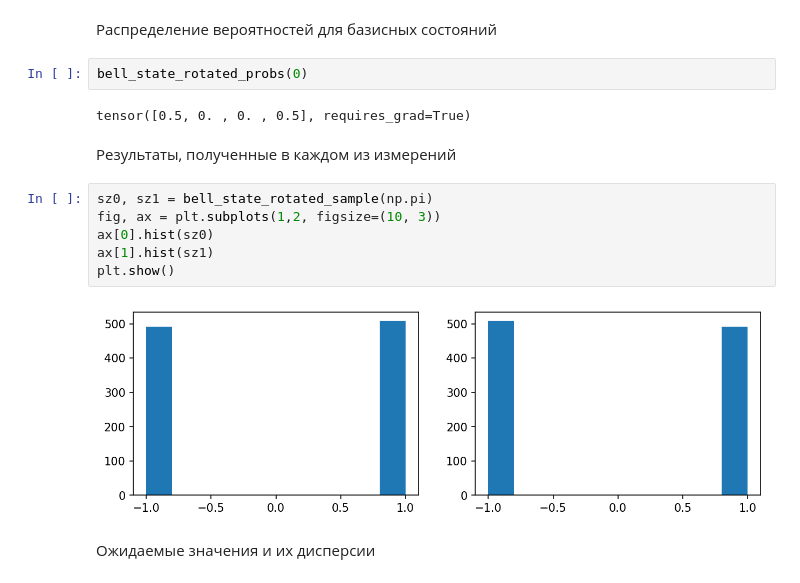
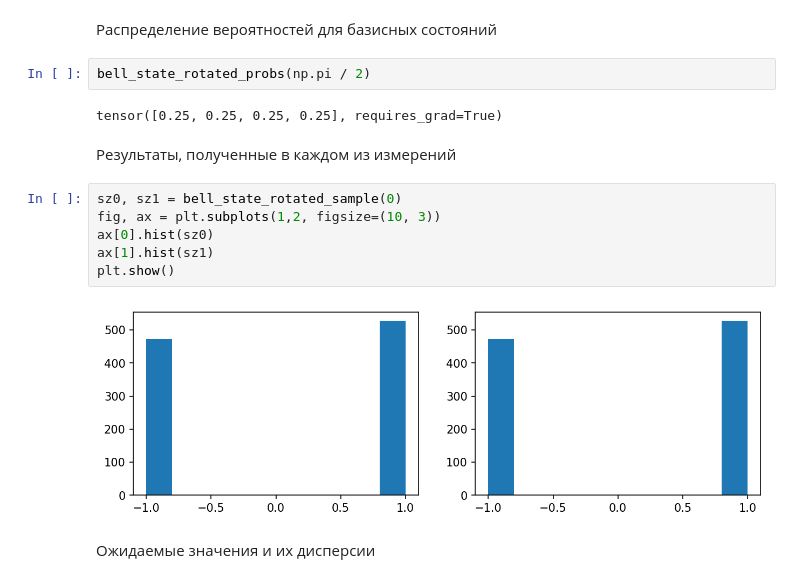
Before and after one commit to vongostev/PennyLane_Examples, a Jupyter notebook: pennylane_basics.ipynb, the cells around one changed output. Drawn from its saved outputs; the diff is of its cells as text.

```diff
--- a/pennylane_basics.ipynb
+++ b/pennylane_basics.ipynb
@@ -121,19 +119,19 @@ def bell_state_rotated_var(angle_x):
 # %% [markdown]
 Распределение вероятностей для базисных состояний
 # %%
-bell_state_rotated_probs(0)
+bell_state_rotated_probs(np.pi / 2)
 # %% [output]
-tensor([0.5, 0. , 0. , 0.5], requires_grad=True)
+tensor([0.25, 0.25, 0.25, 0.25], requires_grad=True)
 # %% [markdown]
 Результаты, полученные в каждом из измерений
 # %%
-sz0, sz1 = bell_state_rotated_sample(np.pi)
+sz0, sz1 = bell_state_rotated_sample(0)
 fig, ax = plt.subplots(1,2, figsize=(10, 3))
 ax[0].hist(sz0)
 ax[1].hist(sz1)
 plt.show()
 # %% [output]
-[figure, old version]
+[figure, new version]
 # %% [markdown]
 Ожидаемые значения и их дисперсии
 # %%
```
Also changed, not shown: parts of 1 cell of this notebook, 2 other files.
